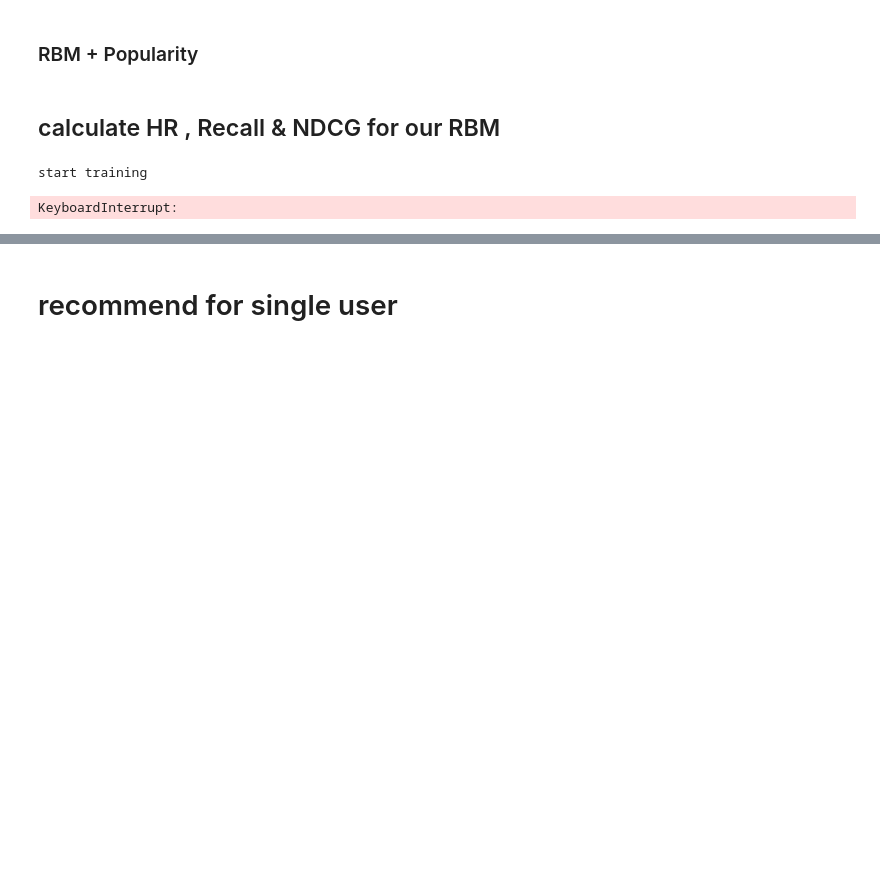
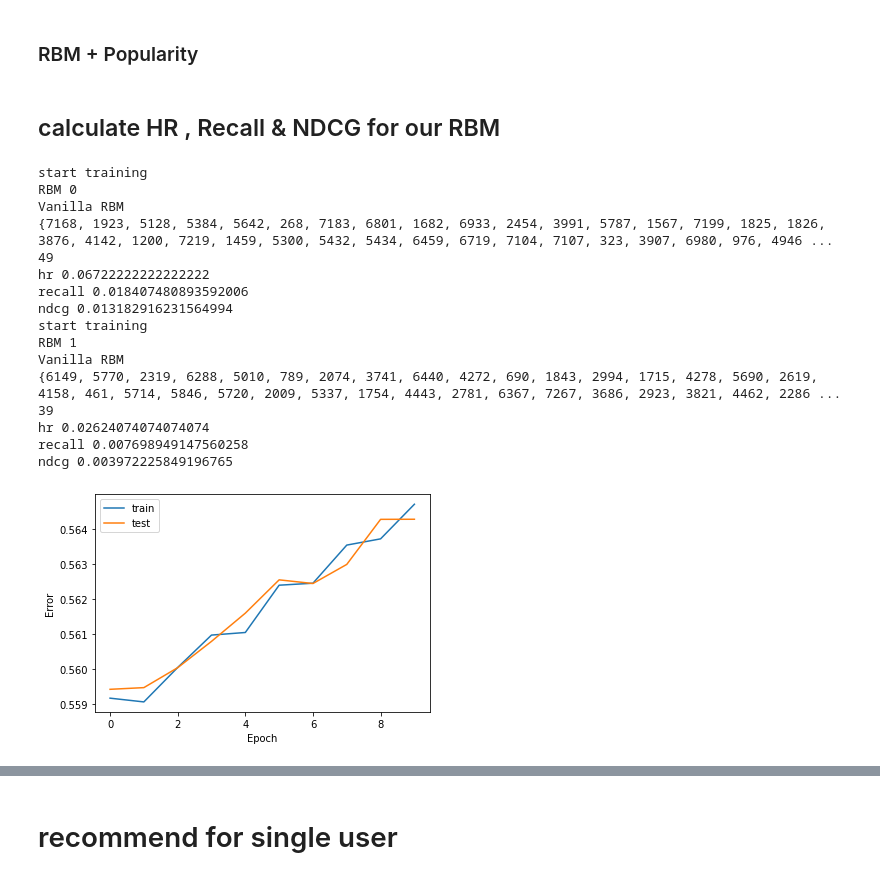
Before and after one commit to jdepreter/ai-project, a Jupyter notebook: rbm_notebook_inventory_rating.ipynb, the cells around one changed output, grey strips where cells are left out. Cells and saved outputs as stored; diff of their text form; code cells hidden in the pictures; blank space fills up the shorter version.

```diff
--- a/rbm_notebook_inventory_rating.ipynb
+++ b/rbm_notebook_inventory_rating.ipynb
@@ -156,7 +156,7 @@ def load_interactions(path, n_splits=5):
     load in the interactions_splits.pkl.gz file with our data for the various users
     :param path: path location of the data
     :param n_splits: split in n_split splits
-    :return:
+    :return: interactions
     """
     df = pd.read_pickle(os.path.join(os.getcwd(), path))
     df[['interactions', 'train', 'val', 'test']] = df[['interactions', 'train', 'val', 'test']].applymap(lambda x: np.array(x, dtype=np.int32))
@@ -500,7 +500,6 @@ def compute_hr(train_matrix, test_matrix, rbm, k=10, rating_cutoff=-1, p=False):
             scaled_tensors.append(recommended[i] * (i+1))
         recommended_scaled = torch.stack(scaled_tensors)
         recommended_summed = torch.sum(recommended_scaled, 0)
-        recommended_summed[v[0] != -1] = -10 # remove games in user lib
         predicted_rating, predicted_movie = torch.topk(recommended_summed, k)
 
 
@@ -582,6 +581,14 @@ def compute_hr2(train_matrix, test_matrix, pops, k=10, rating_cutoff=-1, p=False
             vt = vt.cuda()
             v = v.cuda()
 
+        ratings, users, movies = (v > 0).nonzero(as_tuple=True)
+
+        indices = torch.stack([users, movies])
+        shape = (batch_size, train_matrix.shape[1])
+        target = torch.sparse.LongTensor(indices, torch.add(ratings, 1), torch.Size(shape))
+        target_start_dense = target.to_dense()
+        target_start = torch.argsort(target_start_dense, 1, descending=True)
+
         # ground truth
         ratings, users, movies = (vt > 0).nonzero(as_tuple=True)
 
@@ -600,10 +607,19 @@ def compute_hr2(train_matrix, test_matrix, pops, k=10, rating_cutoff=-1, p=False
         for user in range(batch_size):
 
             # all recommendations
+            user_current_ratings = torch.index_select(target_start_dense[user], 0, target_start[user])
+            user_current = target_start[user][user_current_ratings > 0].cpu().tolist()
+
             user_ratings = torch.index_select(target_dense[user], 0, target_recommended[user])
             user_target = target_recommended[user][user_ratings > 0].cpu().tolist()
-            user_pred = pops[:k]
 
+            import copy
+            user_pred = copy.copy(pops)
+            for item in user_current:
+                if item in user_pred:
+                    user_pred.remove(item)
+
+            user_pred = user_pred[:k]
             counter = 0
             total = min(k, len(user_target))
             for target in user_target:
@@ -625,8 +641,8 @@ def compute_hr2(train_matrix, test_matrix, pops, k=10, rating_cutoff=-1, p=False
 
     return hitrates, recall, nDCG
 
-# hr, r, ndcg = compute_hr2(train_matrix, test_matrix, pop)
+hr, r, ndcg = compute_hr2(train_matrix, test_matrix, pop)
 # print(hr, r, ndcg)
-# print("hr", np.average(hr))
-# print("recall", np.average(r))
-# print("ndcg", np.average(ndcg))
+print("hr", np.average(hr))
+print("recall", np.average(r))
+print("ndcg", np.average(ndcg))
@@ -647,9 +667,9 @@ def compute_hr3(rbm, popularity_dict, k=10):
 # %% [markdown]
 ## calculate HR , Recall & NDCG for our RBM
 # %%
-def evaluate_rbm(rbm, train_matrix, test_matrix, p=True):
+def evaluate_rbm(rbm):
     print("Vanilla RBM")
-    hr, r, ndcg = compute_hr(train_matrix, test_matrix, rbm, p=p)
+    hr, r, ndcg = compute_hr(train_matrix, test_matrix, rbm, p=True)
     # print(hr, r, ndcg)
     print("hr", np.average(hr))
     print("recall", np.average(r))
@@ -659,12 +677,26 @@ rbms = []
 # %%
-for i in range(5):
-    rbm = create_rbm(train_matrix, val_matrix, 5, 2000, 100, train_errors=[], test_errors=[])[0]
+rbms = []
+for i in range(2):
+    rbm = create_rbm(train_matrix, test_matrix, 5, 2000, 10, train_errors=[], test_errors=[])[0]
     print(f"RBM {i}")
-    evaluate_rbm(rbm, train_matrix, val_matrix)
-    with open(f"./rbm5-5run2-100-nr{i}.pickle", "wb") as f:
-        pickle.dump(rbm, f)
-    # torch.save(rbm.state_dict(), f"./rbm5-run2-100-nr{i}.network")
+    evaluate_rbm(rbm)
+    torch.save(rbm.state_dict(), f"./rbm5-10-nr{i}.network")
     rbms.append(rbm)
 # %% [output]
 start training
+RBM 0
+Vanilla RBM
+{7168, 1923, 5128, 5384, 5642, 268, 7183, 6801, 1682, 6933, 2454, 3991, 5787, 1567, 7199, 1825, 1826, 3876, 4142, 1200, 7219, 1459, 5300, 5432, 5434, 6459, 6719, 7104, 7107, 323, 3907, 6980, 976, 4946 ...
+49
+hr 0.06722222222222222
+recall 0.018407480893592006
+ndcg 0.013182916231564994
+start training
+RBM 1
+Vanilla RBM
+{6149, 5770, 2319, 6288, 5010, 789, 2074, 3741, 6440, 4272, 690, 1843, 2994, 1715, 4278, 5690, 2619, 4158, 461, 5714, 5846, 5720, 2009, 5337, 1754, 4443, 2781, 6367, 7267, 3686, 2923, 3821, 4462, 2286 ...
+39
+hr 0.02624074074074074
+recall 0.007698949147560258
+ndcg 0.003972225849196765
-KeyboardInterrupt:
+[figure, added]
```
Also changed, not shown: parts of 36 cells of this notebook, 1 other file.
